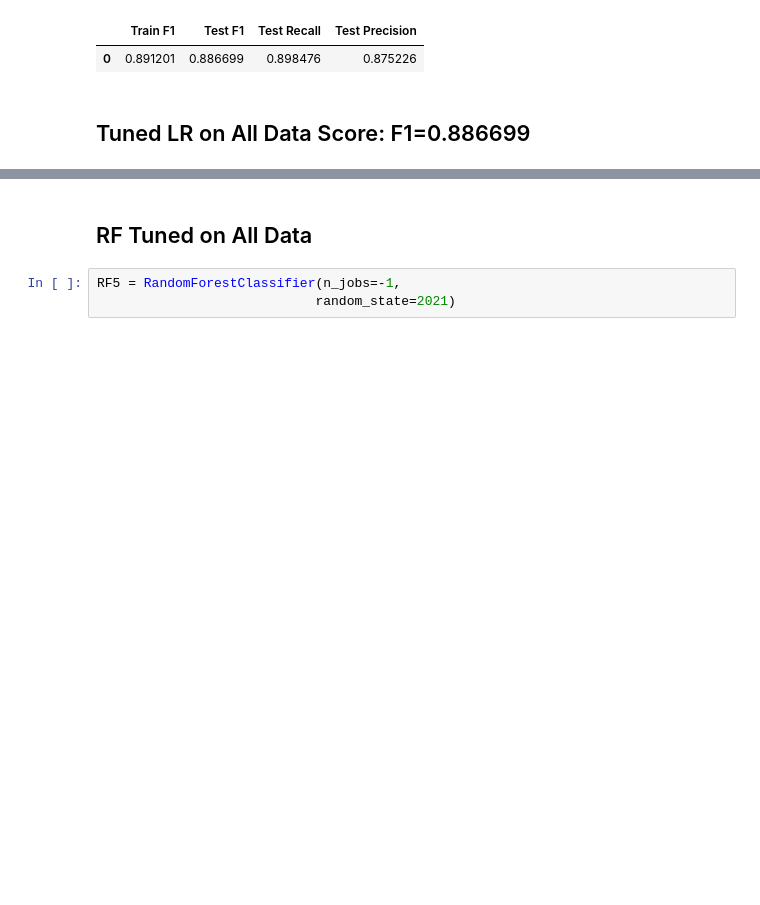
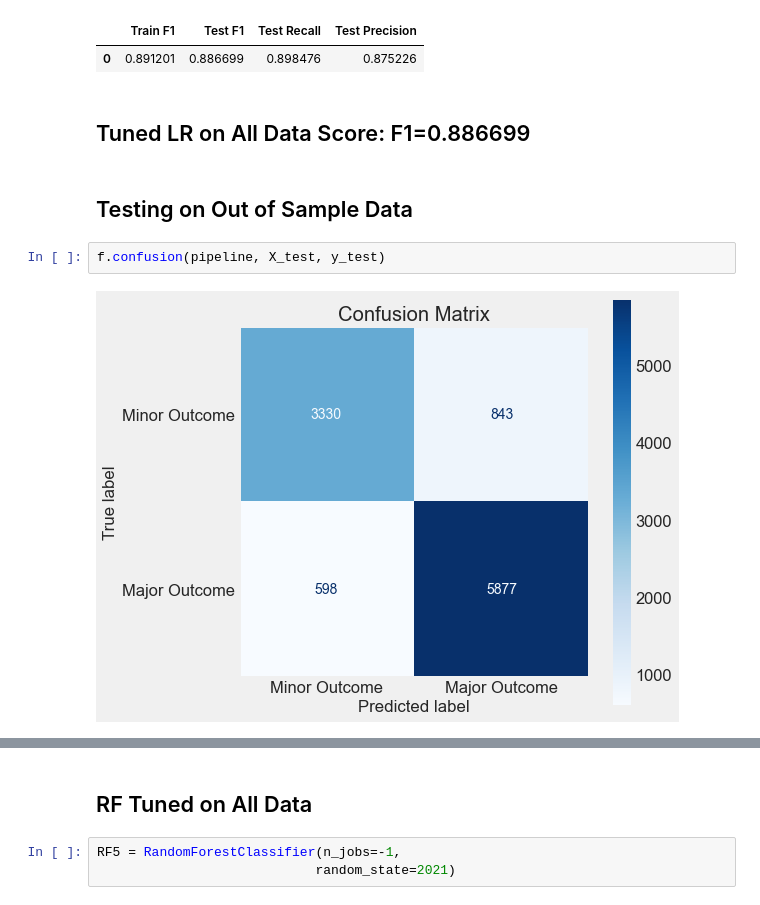
Before and after one commit to jeffreyhwatson/terry_stops_project, a Jupyter notebook: notebooks/exploratory/remixed_engineered.ipynb, the cells around one changed output, grey strips where cells are left out. Saved outputs shown, nothing was run; the diff lists cells and outputs as text; blank space fills up the shorter version.

```diff
--- a/notebooks/exploratory/remixed_engineered.ipynb
+++ b/notebooks/exploratory/remixed_engineered.ipynb
@@ -2875,3 +2758,9 @@ f.subsplit_test(X_train, y_train, pipeline)
 | 0 | 0.891201 | 0.886699 | 0.898476 | 0.875226 |
 # %% [markdown]
 ## Tuned LR on All Data Score: F1=0.886699
+# %% [markdown]
+## Testing on Out of Sample Data
+# %%
+f.confusion(pipeline, X_test, y_test)
+# %% [output]
+[figure, added]
```
Also changed, not shown: parts of 115 cells of this notebook, 9 other files.
